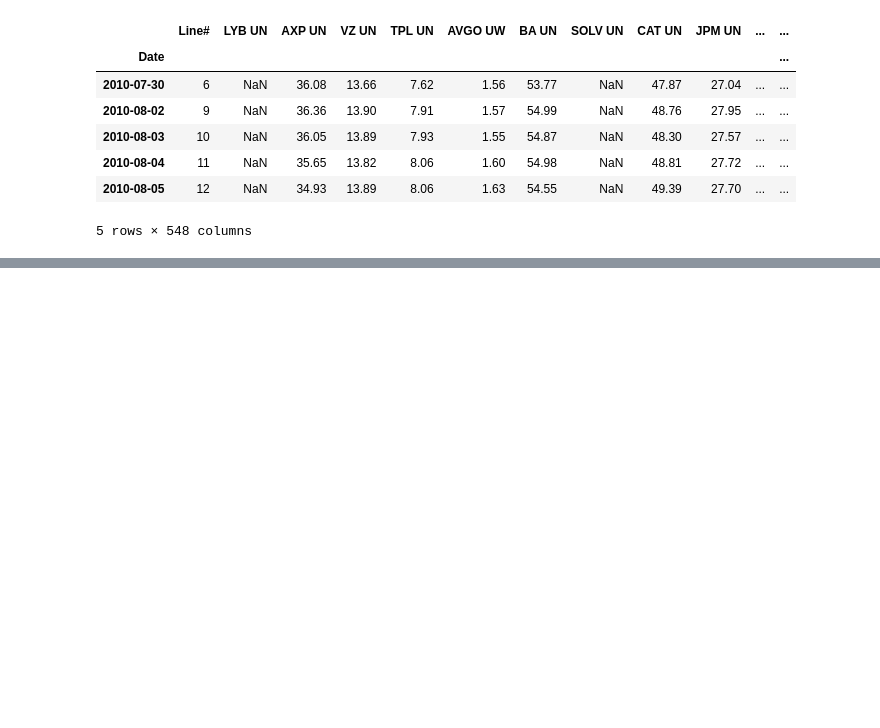
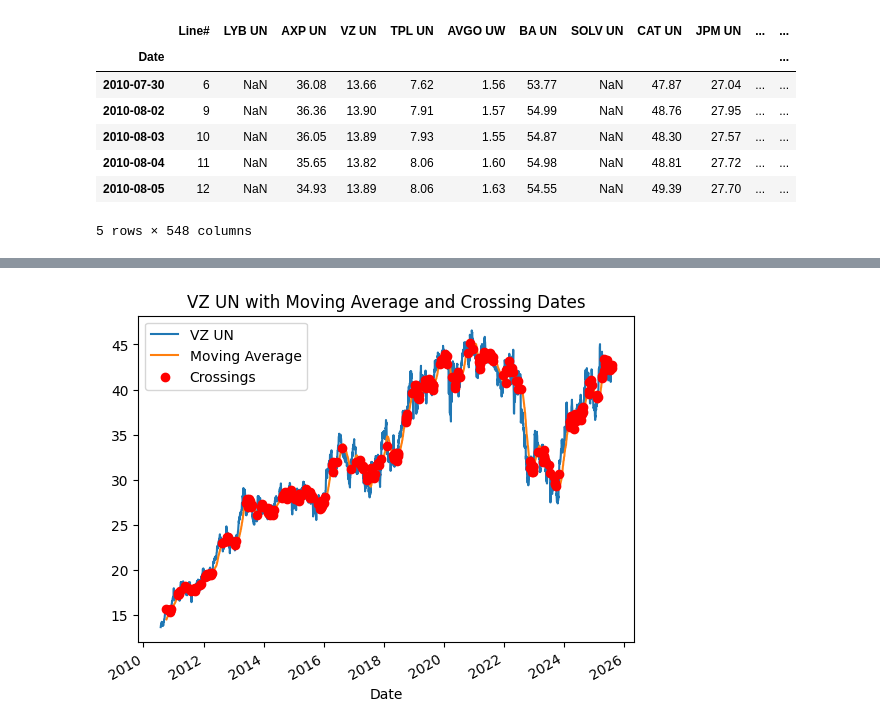
Before and after one commit to phawatboom/Capital-compass, a Jupyter notebook: Data Analysis/data_exploration.ipynb, the cells around one changed output, grey strips where cells are left out. Cells and saved outputs as stored; diff of their text form; code cells hidden in the pictures; blank space fills up the shorter version.

```diff
--- a/Data Analysis/data_exploration.ipynb
+++ b/Data Analysis/data_exploration.ipynb
@@ -26,0 +63,3 @@ plt.pyplot.show()
+# %%
+the_mean = 0
+above_mean = deviation > 0
@@ -26,0 +80,4 @@ plt.pyplot.show()
+# %%
+crossing = (above_mean != above_mean.shift(1)) & (above_mean.shift(1).notna())
+crossing_dates = vz_us[crossing].index
+print(crossing_dates)
@@ -26,0 +93,13 @@ plt.pyplot.show()
+# %%
+
+vz_us.plot(label="VZ UN")
+moving_average.plot(label="Moving Average")
+
+# Mark crossing dates
+plt.scatter(crossing_dates, vz_us[crossing_dates], color='red', label='Crossings', zorder=3)
+
+plt.legend()
+plt.title("VZ UN with Moving Average and Crossing Dates")
+plt.show()
+# %% [output]
+[figure, added]
```
Also changed, not shown: parts of 11 cells of this notebook.
